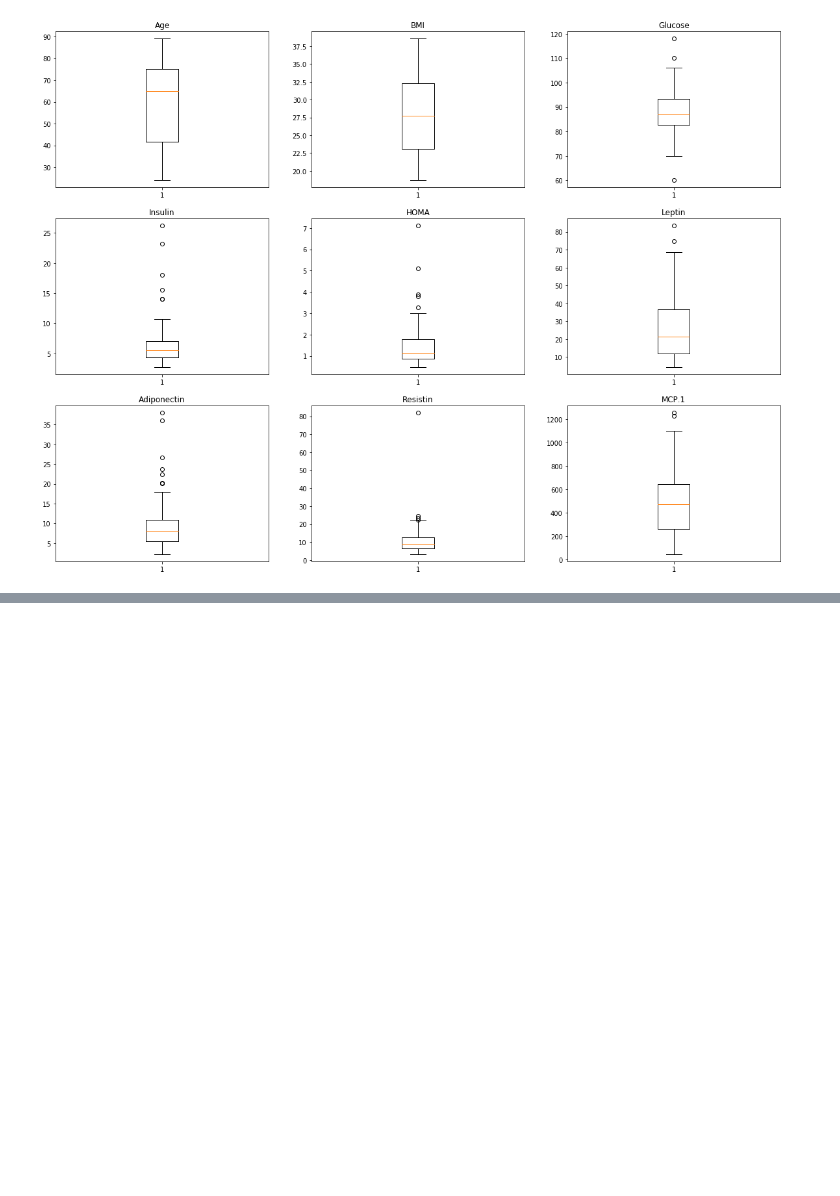
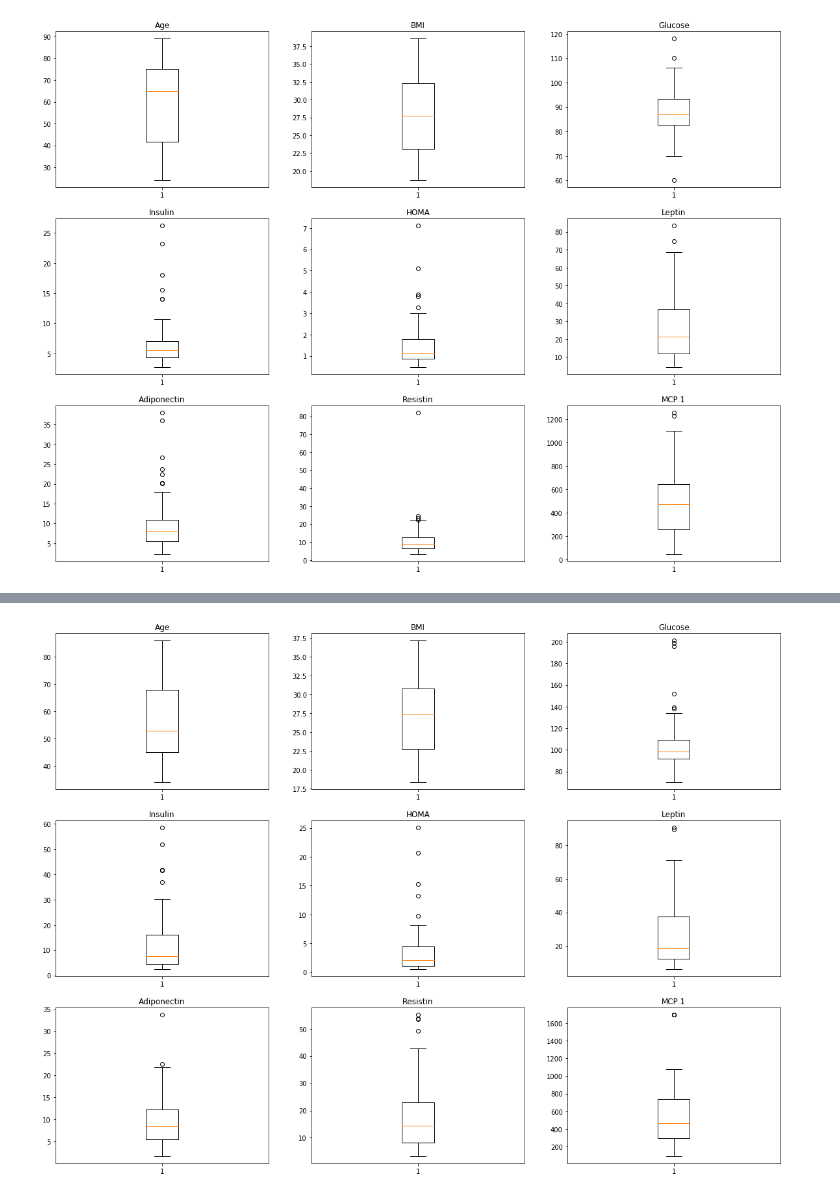
Before and after one commit to LuisMota93/Breast-Cancer-Machine-Learning-Prediction, a Jupyter notebook: cancer_prediction.ipynb, the cells around one changed output, grey strips where cells are left out. Saved outputs shown, nothing was run; the diff lists cells and outputs as text; code cells hidden in the pictures; blank space fills up the shorter version.

```diff
--- a/cancer_prediction.ipynb
+++ b/cancer_prediction.ipynb
@@ -169,0 +199,5 @@ box_dist(cancer)
+# %%
+#boxplots
+box_dist(no_cancer)
+# %% [output]
+[figure, added]
```
Also changed, not shown: parts of 3 cells of this notebook.
